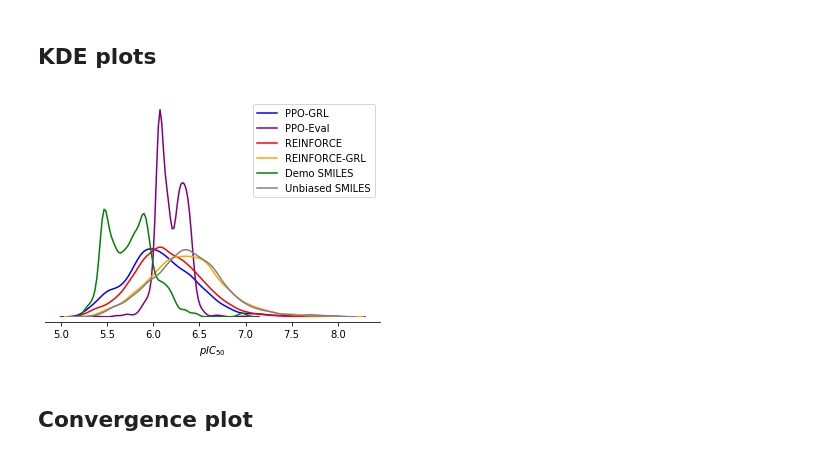
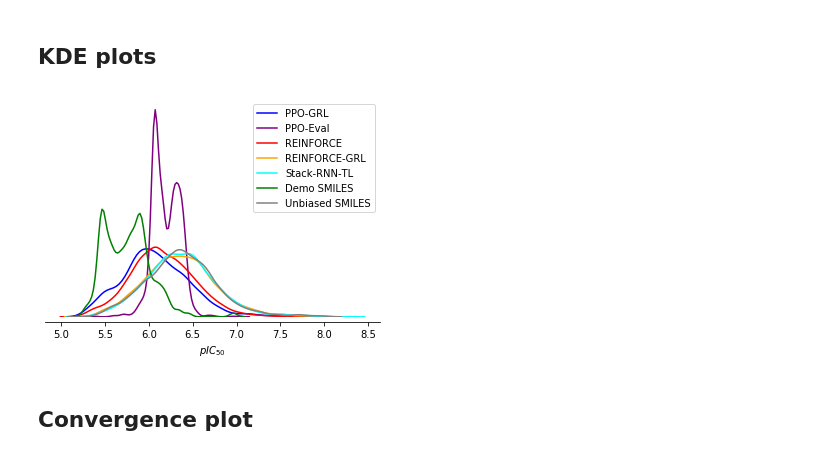
Before and after one commit to bbrighttaer/irelease, a Jupyter notebook: proj/notebooks/jak2_min_analysis.ipynb, the cells around one changed output. Saved outputs shown, nothing was run; the diff lists cells and outputs as text; code cells hidden in the pictures.

Commit message:
stack-rnn jak2-min eval processing

```diff
--- a/proj/notebooks/jak2_min_analysis.ipynb
+++ b/proj/notebooks/jak2_min_analysis.ipynb
@@ -61,7 +65,8 @@ preds_ppo_grl_eval = pd.read_csv('jak2_min/JAK2_min_smiles_biased_ppo_grl_eval.c
 preds_ppo_baseline_reward_eval = pd.read_csv('jak2_min/JAK2_min_smiles_biased_ppo_baseline_reward_eval.csv')
 preds_reinforce_eval = pd.read_csv('jak2_min/JAK2_min_smiles_biased_reinforce_eval.csv')
 preds_reinforce_grl_eval = pd.read_csv('jak2_min/JAK2_min_smiles_biased_reinforce_grl_eval.csv')
+preds_stack_rnn_tl_eval = pd.read_csv('jak2_min/JAK2_min_Stack_RNN_XEnt_Generator_Baseline_eval.csv')
 preds_demo = pd.read_csv('jak2_min/jak2_min_biased.csv')
 preds_unbiased = pd.read_csv('jak2_min/jak2_unbiased.csv')
-preds_ppo_grl_eval.shape, preds_ppo_baseline_reward_eval.shape, preds_reinforce_eval.shape, preds_reinforce_grl_eval.shape, preds_demo.shape, preds_unbiased.shape
+preds_ppo_grl_eval.shape, preds_ppo_baseline_reward_eval.shape, preds_reinforce_eval.shape, preds_reinforce_grl_eval.shape, preds_stack_rnn_tl_eval.shape, preds_demo.shape, preds_unbiased.shape
 # %% [output]
@@ -90,6 +95,7 @@ preds_ppo_grl_smiles = preds_ppo_grl_eval['prediction'].tolist()
 preds_ppo_baseline_reward_smiles = preds_ppo_baseline_reward_eval['prediction'].tolist()
 preds_reinforce_smiles = preds_reinforce_eval['prediction'].tolist()
 preds_reinforce_grl_smiles = preds_reinforce_grl_eval['prediction'].tolist()
+preds_stack_rnn_tl_smiles = preds_stack_rnn_tl_eval['prediction'].tolist()
 preds_demo_smiles = preds_demo['prediction'].tolist()
 preds_unbiased_smiles = preds_unbiased['prediction'].tolist()
 # %% [markdown]
@@ -97,19 +103,20 @@ preds_unbiased_smiles = preds_unbiased['prediction'].tolist()
 # %%
 sns.kdeplot(preds_ppo_grl_smiles, label='PPO-GRL', shade=False, color='blue')
 sns.kdeplot(preds_ppo_baseline_reward_smiles, label='PPO-Eval', shade=False, color='purple')
 sns.kdeplot(preds_reinforce_smiles, label='REINFORCE', shade=False, color='red')
 ax = sns.kdeplot(preds_reinforce_grl_smiles, label='REINFORCE-GRL', shade=False, color='orange')
+sns.kdeplot(preds_stack_rnn_tl_smiles, label='Stack-RNN-TL', shade=False, color='cyan')
 sns.kdeplot(preds_demo_smiles, label='Demo SMILES', shade=False, color='green')
 ax = sns.kdeplot(preds_unbiased_smiles, label='Unbiased SMILES', shade=False, color='gray')
 plt.xlabel('$pIC_{50}$')
 # ax.get_xaxis().set_visible(False)
 ax.get_yaxis().set_visible(False)
 # ax.set_xticks([])
 sns.despine(offset=5, left=True, bottom=False)
 plt.savefig('jak2_min/jak2_min_kde_plots.pdf')
 plt.show()
 # %% [output]
-[figure, old version]
+[figure, new version]
 # %% [markdown]
 ## Convergence plot
 # %%
```
Also changed, not shown: parts of 9 cells of this notebook, 13 other files.
